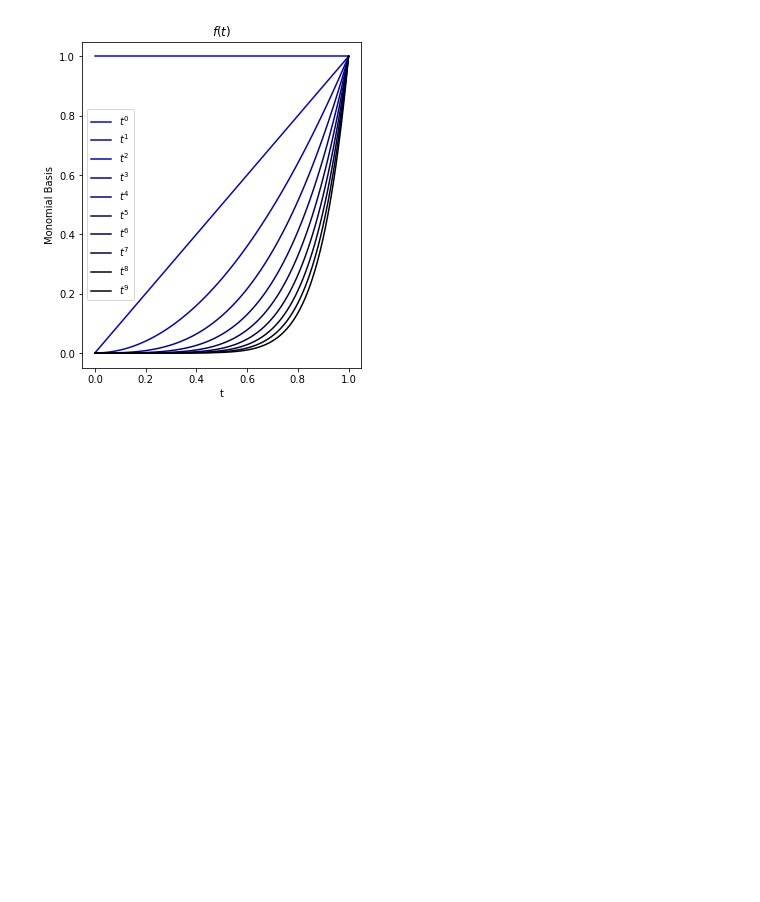
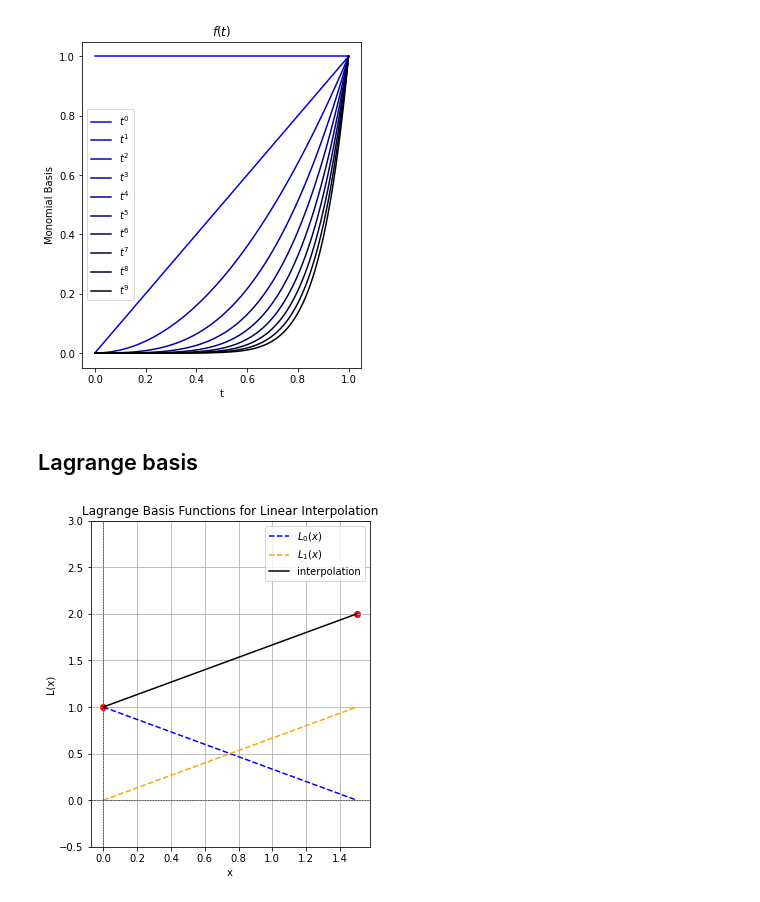
Before and after one commit to HadrienLMS/Numerical_Analysis_2024, a Jupyter notebook: 2_Interpolation/Additional_Material.ipynb, the cells around one changed output. Cells and saved outputs as stored; diff of their text form; code cells hidden in the pictures; blank space fills up the shorter version.

```diff
--- a/2_Interpolation/Additional_Material.ipynb
+++ b/2_Interpolation/Additional_Material.ipynb
@@ -142,3 +142,42 @@ ax.legend()
 plt.show()
 # %% [output]
 [figure]
+# %% [markdown]
+## Lagrange basis
+# %%
+import numpy as np
+import matplotlib.pyplot as plt
+
+# Define the two points (x0, y0) and (x1, y1)
+x0, y0 = 0, 1  # First point
+x1, y1 = 1.5, 2  # Second point
+
+# Define the Lagrange basis functions
+def L0(x):
+    return (x - x1) / (x0 - x1)
+
+def L1(x):
+    return (x - x0) / (x1 - x0)
+
+# Generate x values for plotting
+x_values = np.linspace(x0 , x1 , 100)
+L0_values = L0(x_values)
+L1_values = L1(x_values)
+
+# Create the plot
+plt.figure(figsize=(5, 6))
+plt.plot(x_values, L0_values, label='$L_0(x)$', color='blue', linestyle='--')
+plt.plot(x_values, L1_values, label='$L_1(x)$', color='orange', linestyle='--')
+plt.plot(x_values, y0*L0_values + y1*L1_values, label='interpolation', color='k', linestyle='-')
+plt.scatter([x0, x1], [y0, y1], color='red')  # Mark the points
+plt.title('Lagrange Basis Functions for Linear Interpolation')
+plt.xlabel('x')
+plt.ylabel('L(x)')
+plt.axhline(0, color='black', linewidth=0.5, ls='--')
+plt.axvline(0, color='black', linewidth=0.5, ls='--')
+plt.grid()
+plt.legend()
+plt.ylim(y0-1.5, y1+1)  # Set y limits for better visibility
+plt.show()
+# %% [output]
+[figure, added]
```
Also changed, not shown: parts of 5 cells of this notebook, 4 other files.
